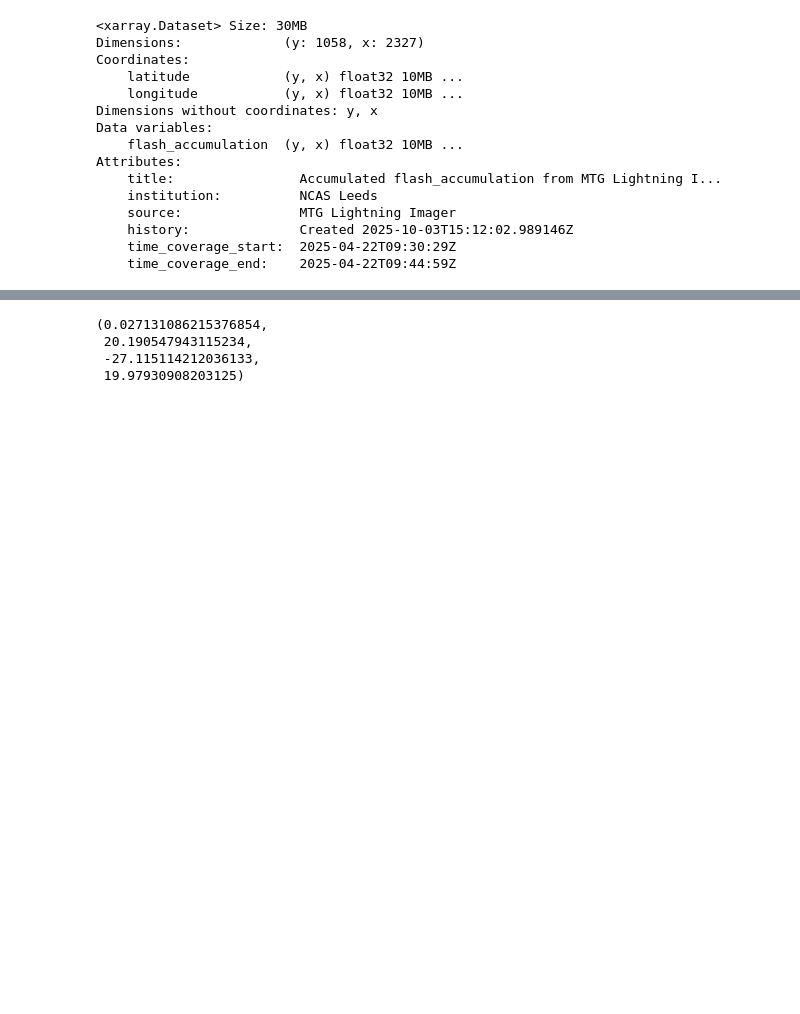
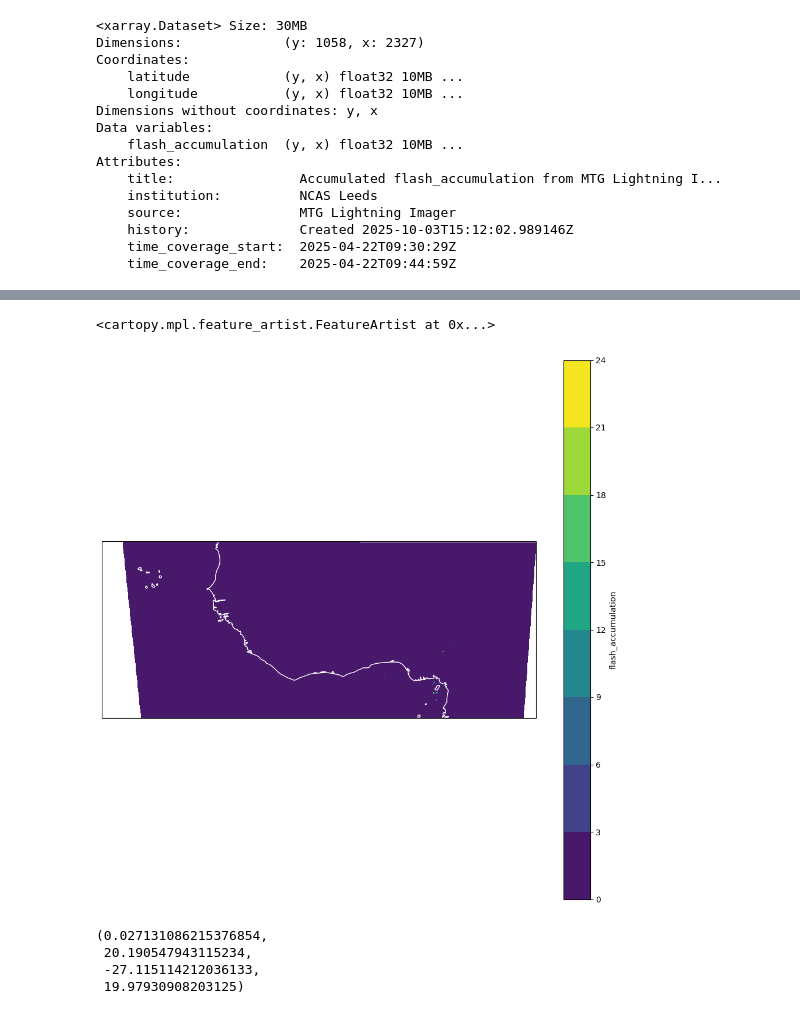
Before and after one commit to uk-gov-mirror/MetOffice.pyearthtools_jasmin, a Jupyter notebook: notebooks/ew4energy/ew4_mtg_li.ipynb, the cells around one changed output, grey strips where cells are left out. Drawn from its saved outputs; the diff is of its cells as text; code cells hidden in the pictures; blank space fills up the shorter version.

```diff
--- a/notebooks/ew4energy/ew4_mtg_li.ipynb
+++ b/notebooks/ew4energy/ew4_mtg_li.ipynb
@@ -140,0 +156,24 @@ Attributes:
+# %%
+# Flatten source points
+points = numpy.column_stack([lon2d.ravel(), lat2d.ravel()])
+data = values.ravel()
+# %%
+# Remove missing values
+valid = numpy.isfinite(points[:, 0]) & numpy.isfinite(points[:, 1]) & numpy.isfinite(data)
+# %%
+regridded = scipy.interpolate.griddata(
+    points[valid],
+    data[valid],
+    (lon_grid, lat_grid),
+    method="linear",   # or "nearest"
+)
+# %%
+mtg_li_ds_clean = xarray.Dataset(
+    data_vars={
+        "flash_accumulation": (("latitude", "longitude"), regridded)
+    },
+    coords={
+        "latitude": lat_out,
+        "longitude": lon_out,
+    },
+)
@@ -141,3 +190,11 @@ Attributes:
+# %%
+fig1 = matplotlib.pyplot.figure(figsize=(12,12))
+ax1=fig1.add_subplot(1,1,1,projection=cartopy.crs.PlateCarree())
+mtg_li_ds_clean['flash_accumulation'].plot.contourf(ax=ax1)
+ax1.coastlines(color='w')
+# %% [output]
+<cartopy.mpl.feature_artist.FeatureArtist at 0x...>
+[figure, added]
 # %%
 float(mtg_li_ds['latitude'].min()), float(mtg_li_ds['latitude'].max()), float(mtg_li_ds['longitude'].min()), float(mtg_li_ds['longitude'].max())
 # %% [output]
```
Also changed, not shown: parts of 19 cells of this notebook.
